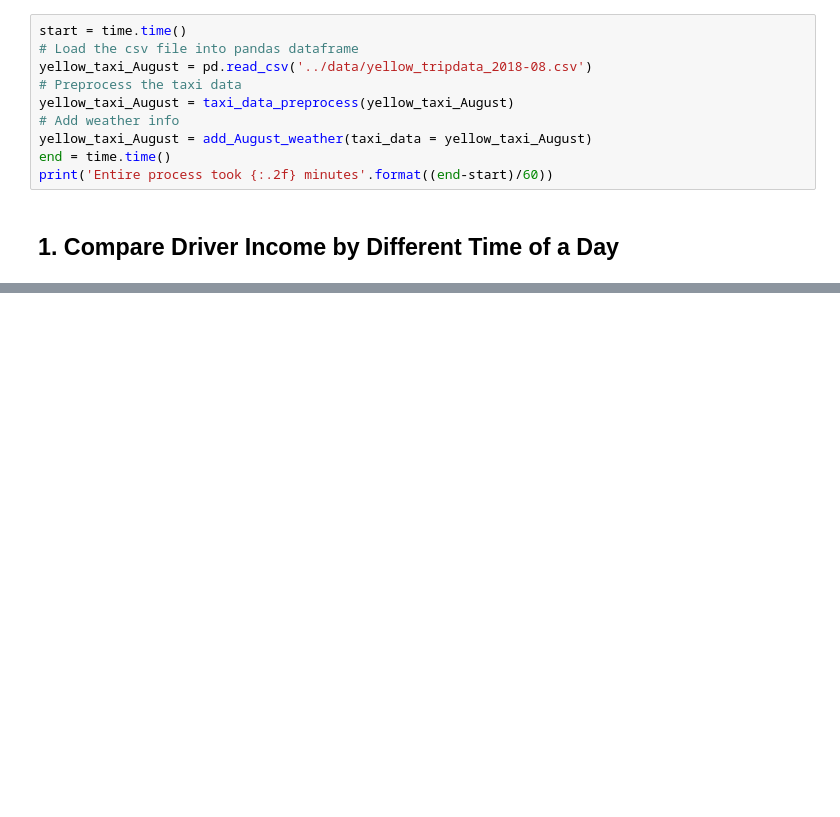
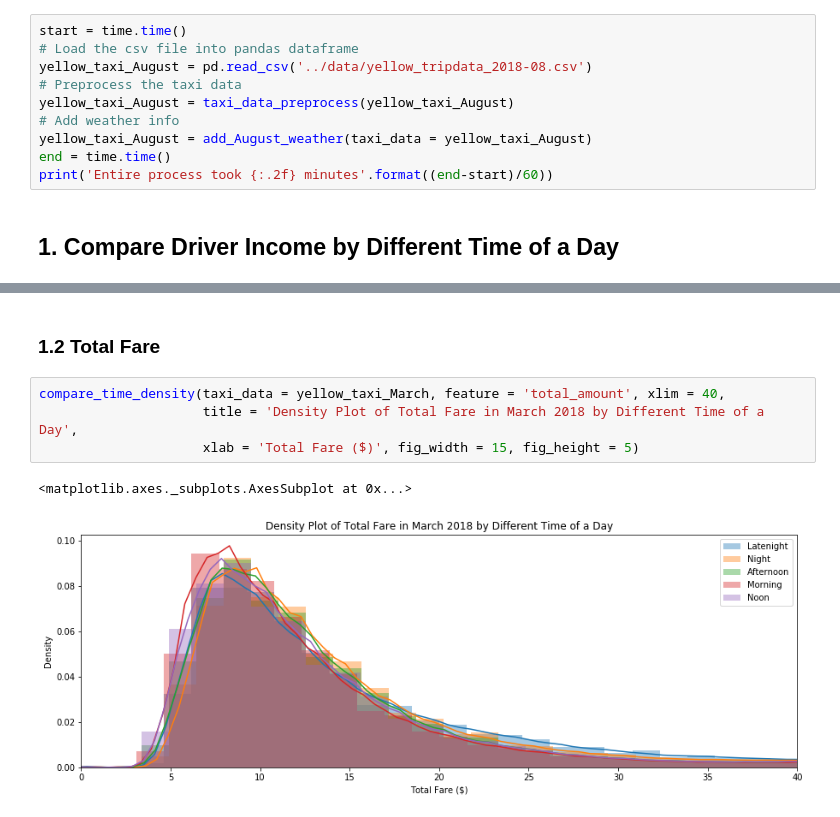
Before and after one commit to kefuzhu/University-of-Rochester, a Jupyter notebook: DSC440/Final-Project/code/TheNotebook.ipynb, the cells around one changed output, grey strips where cells are left out. Saved outputs shown, nothing was run; the diff lists cells and outputs as text; blank space fills up the shorter version.

```diff
--- a/DSC440/Final-Project/code/TheNotebook.ipynb
+++ b/DSC440/Final-Project/code/TheNotebook.ipynb
@@ -209,0 +283,9 @@ compare_group_boxplot(taxi_data = yellow_taxi_March, group = 'time', feature = '
+# %% [markdown]
+### 1.2 Total Fare
+# %%
+compare_time_density(taxi_data = yellow_taxi_March, feature = 'total_amount', xlim = 40,
+                     title = 'Density Plot of Total Fare in March 2018 by Different Time of a Day',
+                     xlab = 'Total Fare ($)', fig_width = 15, fig_height = 5)
+# %% [output]
+<matplotlib.axes._subplots.AxesSubplot at 0x...>
+[figure, added]
```
Also changed, not shown: parts of 30 cells of this notebook, 1 other file.
